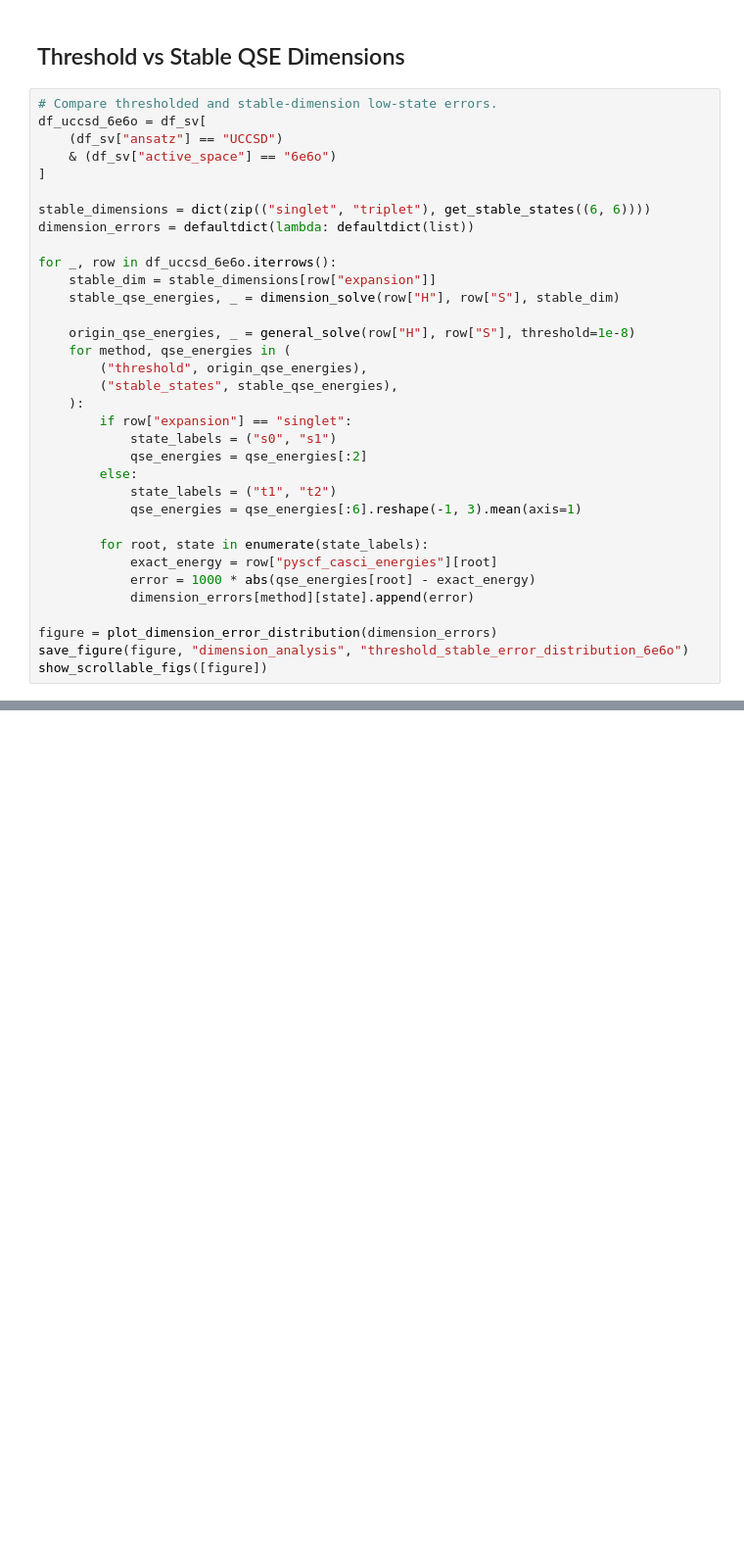
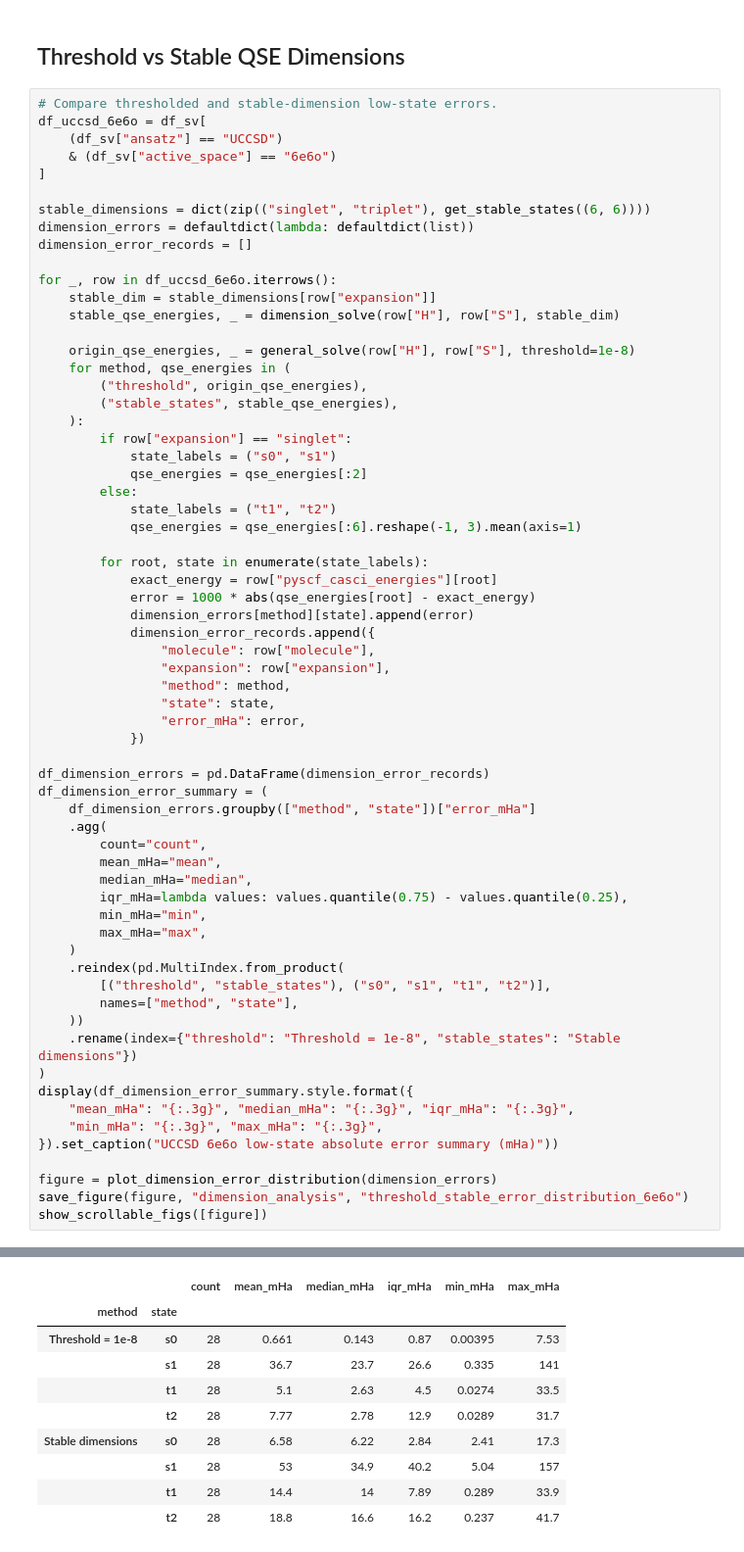
Before and after one commit to naythanyeo/qse-practical-analysis, a Jupyter notebook: notebooks/02_dimensions_analysis.ipynb, the cells around one changed output, grey strips where cells are left out. Shown at 98% size. Saved outputs shown, nothing was run; the diff lists cells and outputs as text; blank space fills up the shorter version.

```diff
--- a/notebooks/02_dimensions_analysis.ipynb
+++ b/notebooks/02_dimensions_analysis.ipynb
@@ -159,6 +231,7 @@ df_uccsd_6e6o = df_sv[
 
 stable_dimensions = dict(zip(("singlet", "triplet"), get_stable_states((6, 6))))
 dimension_errors = defaultdict(lambda: defaultdict(list))
+dimension_error_records = []
 
 for _, row in df_uccsd_6e6o.iterrows():
     stable_dim = stable_dimensions[row["expansion"]]
@@ -180,6 +253,35 @@ for _, row in df_uccsd_6e6o.iterrows():
             exact_energy = row["pyscf_casci_energies"][root]
             error = 1000 * abs(qse_energies[root] - exact_energy)
             dimension_errors[method][state].append(error)
+            dimension_error_records.append({
+                "molecule": row["molecule"],
+                "expansion": row["expansion"],
+                "method": method,
+                "state": state,
+                "error_mHa": error,
+            })
+
+df_dimension_errors = pd.DataFrame(dimension_error_records)
+df_dimension_error_summary = (
+    df_dimension_errors.groupby(["method", "state"])["error_mHa"]
+    .agg(
+        count="count",
+        mean_mHa="mean",
+        median_mHa="median",
+        iqr_mHa=lambda values: values.quantile(0.75) - values.quantile(0.25),
+        min_mHa="min",
+        max_mHa="max",
+    )
+    .reindex(pd.MultiIndex.from_product(
+        [("threshold", "stable_states"), ("s0", "s1", "t1", "t2")],
+        names=["method", "state"],
+    ))
+    .rename(index={"threshold": "Threshold = 1e-8", "stable_states": "Stable dimensions"})
+)
+display(df_dimension_error_summary.style.format({
+    "mean_mHa": "{:.3g}", "median_mHa": "{:.3g}", "iqr_mHa": "{:.3g}",
+    "min_mHa": "{:.3g}", "max_mHa": "{:.3g}",
+}).set_caption("UCCSD 6e6o low-state absolute error summary (mHa)"))
 
 figure = plot_dimension_error_distribution(dimension_errors)
 save_figure(figure, "dimension_analysis", "threshold_stable_error_distribution_6e6o")
@@ -188 +291,11 @@ show_scrollable_figs([figure])
+|  |  | count | mean_mHa | median_mHa | iqr_mHa | min_mHa | max_mHa |
+| method | state |  |  |  |  |  |  |
+| Threshold = 1e-8 | s0 | 28 | 0.661 | 0.143 | 0.87 | 0.00395 | 7.53 |
+|  | s1 | 28 | 36.7 | 23.7 | 26.6 | 0.335 | 141 |
+|  | t1 | 28 | 5.1 | 2.63 | 4.5 | 0.0274 | 33.5 |
+|  | t2 | 28 | 7.77 | 2.78 | 12.9 | 0.0289 | 31.7 |
+| Stable dimensions | s0 | 28 | 6.58 | 6.22 | 2.84 | 2.41 | 17.3 |
+|  | s1 | 28 | 53 | 34.9 | 40.2 | 5.04 | 157 |
+|  | t1 | 28 | 14.4 | 14 | 7.89 | 0.289 | 33.9 |
+|  | t2 | 28 | 18.8 | 16.6 | 16.2 | 0.237 | 41.7 |
 [interactive output not drawn]
```
Also changed, not shown: parts of 3 cells of this notebook, 1 other file.
